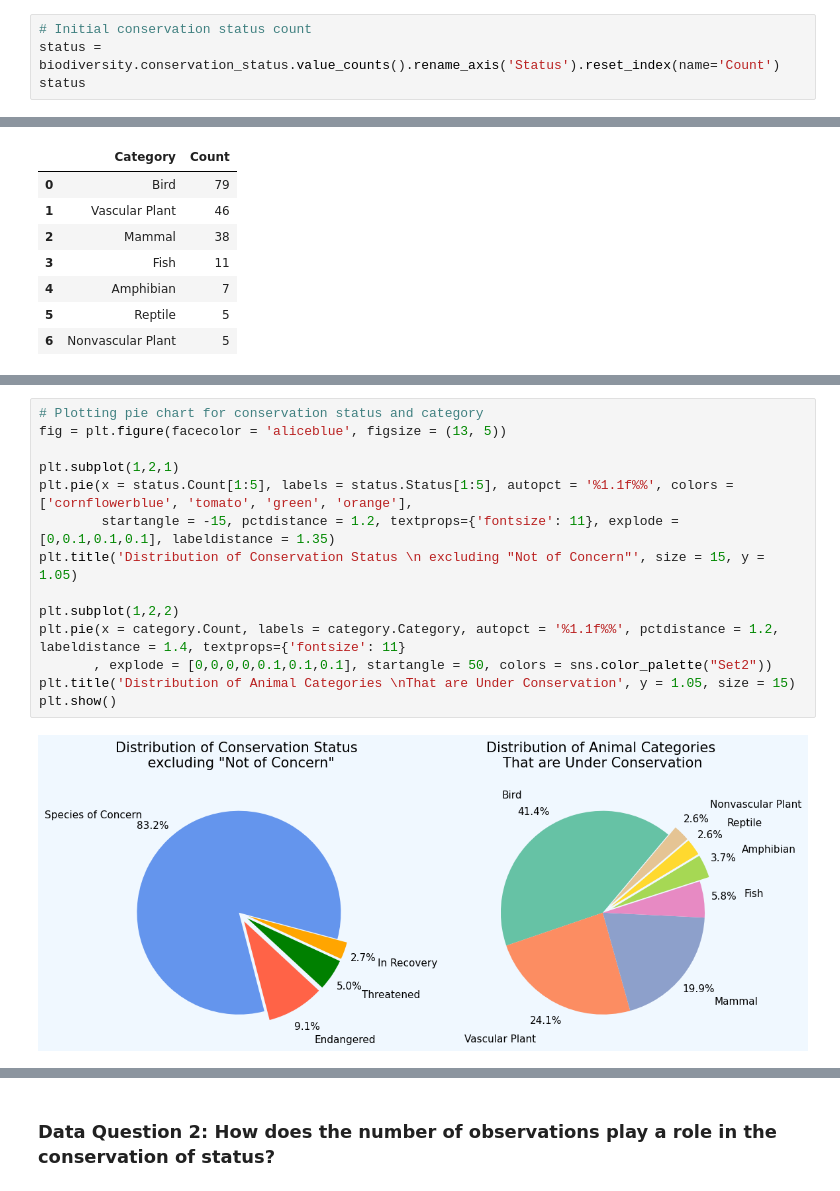
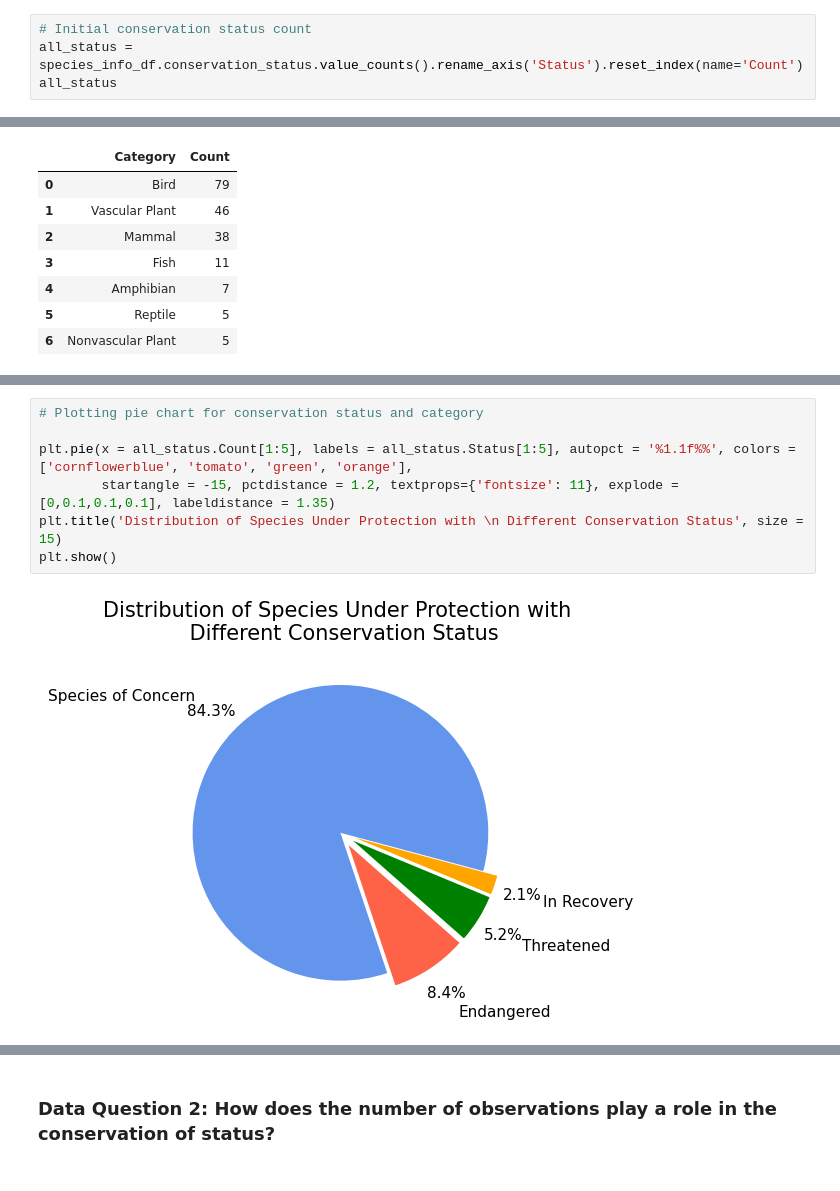
Before and after one commit to LouisThong15/Data-Analysis-Projects, a Jupyter notebook: Biodiversity in National Parks/Data Analysis of Biodiversity in Different National Parks.ipynb, the cells around one changed output, grey strips where cells are left out. Drawn from its saved outputs; the diff is of its cells as text.

```diff
--- a/Biodiversity in National Parks/Data Analysis of Biodiversity in Different National Parks.ipynb
+++ b/Biodiversity in National Parks/Data Analysis of Biodiversity in Different National Parks.ipynb
@@ -158,7 +168,7 @@ concerned.head()
 | 4 | 30 | Mammal | Lasionycteris noctivagans | Silver-Haired Bat | Species of Concern |
 # %%
 # Initial conservation status count
-status = biodiversity.conservation_status.value_counts().rename_axis('Status').reset_index(name='Count')
-status
+all_status = species_info_df.conservation_status.value_counts().rename_axis('Status').reset_index(name='Count')
+all_status
 # %% [output]
 |  | Status | Count |
@@ -183,17 +216,10 @@ category
 # %%
 # Plotting pie chart for conservation status and category
-fig = plt.figure(facecolor = 'aliceblue', figsize = (13, 5))
 
-plt.subplot(1,2,1)
-plt.pie(x = status.Count[1:5], labels = status.Status[1:5], autopct = '%1.1f%%', colors = ['cornflowerblue', 'tomato', 'green', 'orange'],
+plt.pie(x = all_status.Count[1:5], labels = all_status.Status[1:5], autopct = '%1.1f%%', colors = ['cornflowerblue', 'tomato', 'green', 'orange'],
         startangle = -15, pctdistance = 1.2, textprops={'fontsize': 11}, explode = [0,0.1,0.1,0.1], labeldistance = 1.35)
-plt.title('Distribution of Conservation Status \n excluding "Not of Concern"', size = 15, y = 1.05)
-
-plt.subplot(1,2,2)
-plt.pie(x = category.Count, labels = category.Category, autopct = '%1.1f%%', pctdistance = 1.2, labeldistance = 1.4, textprops={'fontsize': 11}
-       , explode = [0,0,0,0,0.1,0.1,0.1], startangle = 50, colors = sns.color_palette("Set2"))
-plt.title('Distribution of Animal Categories \nThat are Under Conservation', y = 1.05, size = 15)
+plt.title('Distribution of Species Under Protection with \n Different Conservation Status', size = 15)
 plt.show()
 # %% [output]
-[figure, old version]
+[figure, new version]
 # %% [markdown]
```
Also changed, not shown: parts of 21 cells of this notebook.
